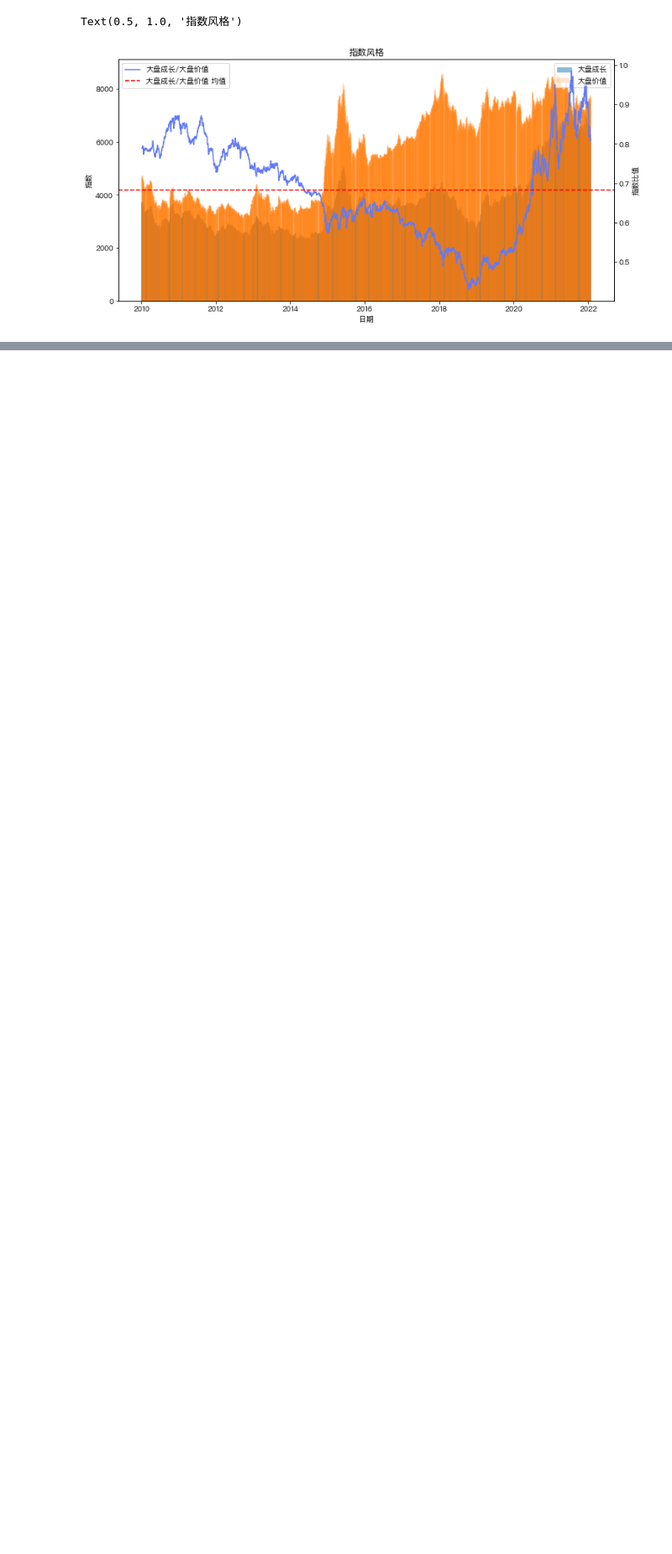
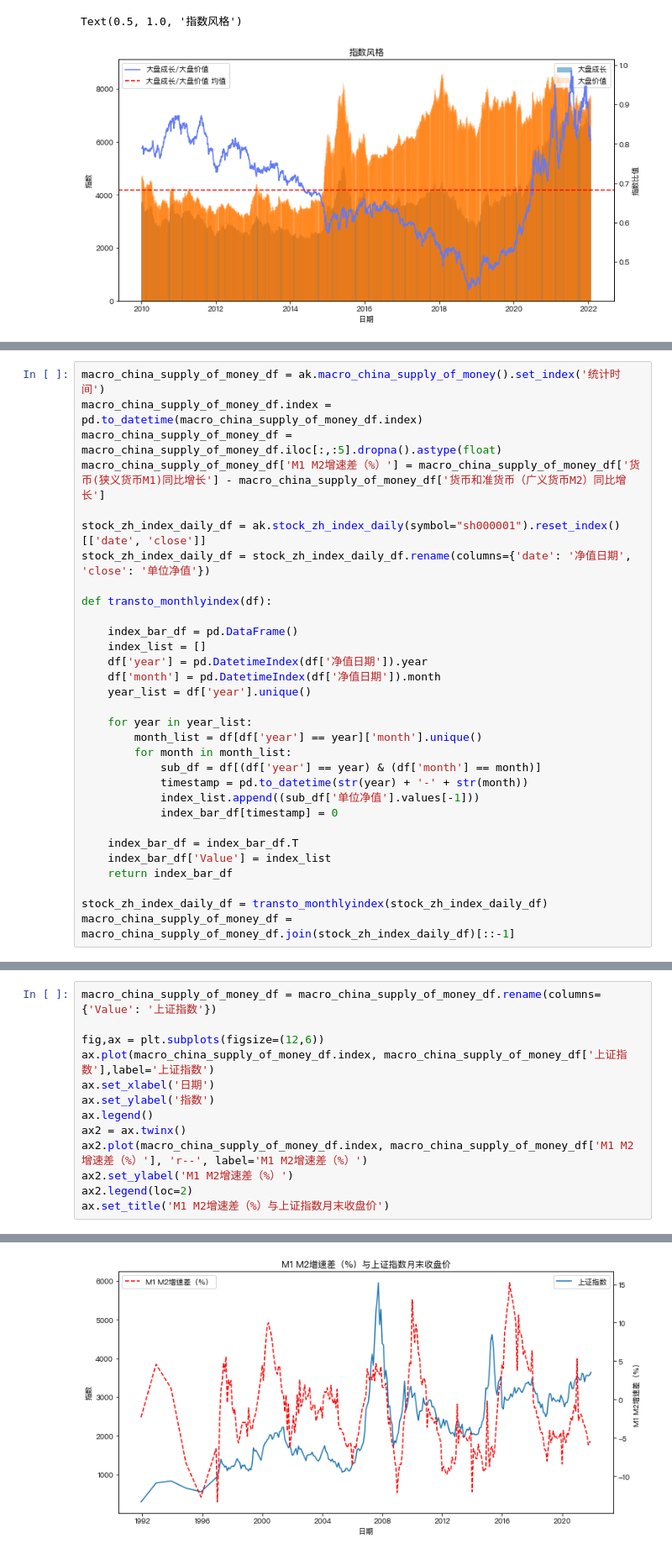
Before and after one commit to Seaaann/MyQuantReserch, a Jupyter notebook: Funds/Marco Research/MacroResearch.ipynb, the cells around one changed output, grey strips where cells are left out. Shown at 84% size. Cells and saved outputs as stored; diff of their text form; blank space fills up the shorter version.

```diff
--- a/Funds/Marco Research/MacroResearch.ipynb
+++ b/Funds/Marco Research/MacroResearch.ipynb
@@ -140,0 +143,31 @@ Text(0.5, 1.0, '指数风格')
+# %%
+macro_china_supply_of_money_df = ak.macro_china_supply_of_money().set_index('统计时间')
+macro_china_supply_of_money_df.index = pd.to_datetime(macro_china_supply_of_money_df.index)
+macro_china_supply_of_money_df = macro_china_supply_of_money_df.iloc[:,:5].dropna().astype(float)
+macro_china_supply_of_money_df['M1 M2增速差（%）'] = macro_china_supply_of_money_df['货币(狭义货币M1)同比增长'] - macro_china_supply_of_money_df['货币和准货币（广义货币M2）同比增长']
+
+stock_zh_index_daily_df = ak.stock_zh_index_daily(symbol="sh000001").reset_index()[['date', 'close']]
+stock_zh_index_daily_df = stock_zh_index_daily_df.rename(columns={'date': '净值日期', 'close': '单位净值'})
+
+def transto_monthlyindex(df):
+
+    index_bar_df = pd.DataFrame()
+    index_list = []
+    df['year'] = pd.DatetimeIndex(df['净值日期']).year
+    df['month'] = pd.DatetimeIndex(df['净值日期']).month
+    year_list = df['year'].unique()
+
+    for year in year_list:
+        month_list = df[df['year'] == year]['month'].unique()
+        for month in month_list:
+            sub_df = df[(df['year'] == year) & (df['month'] == month)]
+            timestamp = pd.to_datetime(str(year) + '-' + str(month))
+            index_list.append((sub_df['单位净值'].values[-1]))
+            index_bar_df[timestamp] = 0
+
+    index_bar_df = index_bar_df.T
+    index_bar_df['Value'] = index_list
+    return index_bar_df
+
+stock_zh_index_daily_df = transto_monthlyindex(stock_zh_index_daily_df)
+macro_china_supply_of_money_df = macro_china_supply_of_money_df.join(stock_zh_index_daily_df)[::-1]
@@ -140,0 +191,14 @@ Text(0.5, 1.0, '指数风格')
+# %%
+macro_china_supply_of_money_df = macro_china_supply_of_money_df.rename(columns={'Value': '上证指数'})
+
+fig,ax = plt.subplots(figsize=(12,6))
+ax.plot(macro_china_supply_of_money_df.index, macro_china_supply_of_money_df['上证指数'],label='上证指数')
+ax.set_xlabel('日期')
+ax.set_ylabel('指数')
+ax.legend()
+ax2 = ax.twinx()
+ax2.plot(macro_china_supply_of_money_df.index, macro_china_supply_of_money_df['M1 M2增速差（%）'], 'r--', label='M1 M2增速差（%）')
+ax2.set_ylabel('M1 M2增速差（%）')
+ax2.legend(loc=2)
+ax.set_title('M1 M2增速差（%）与上证指数月末收盘价')
+# %% [output]
@@ -140,0 +206 @@ Text(0.5, 1.0, '指数风格')
+[figure, added]
```
Also changed, not shown: parts of 7 cells of this notebook, 3 other files.
